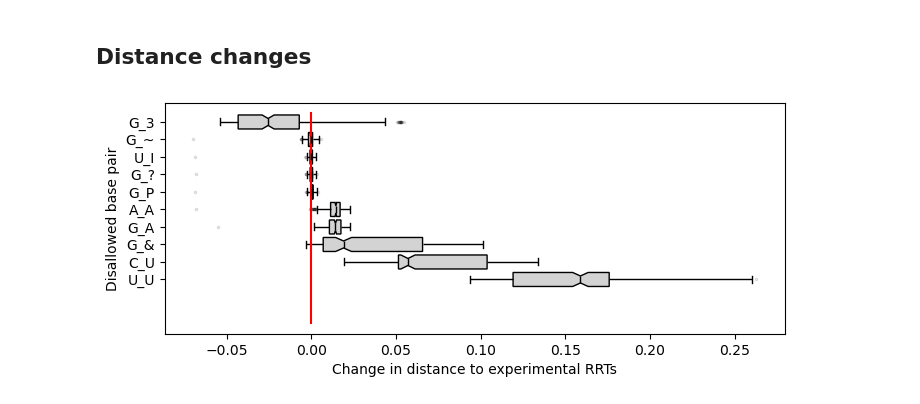
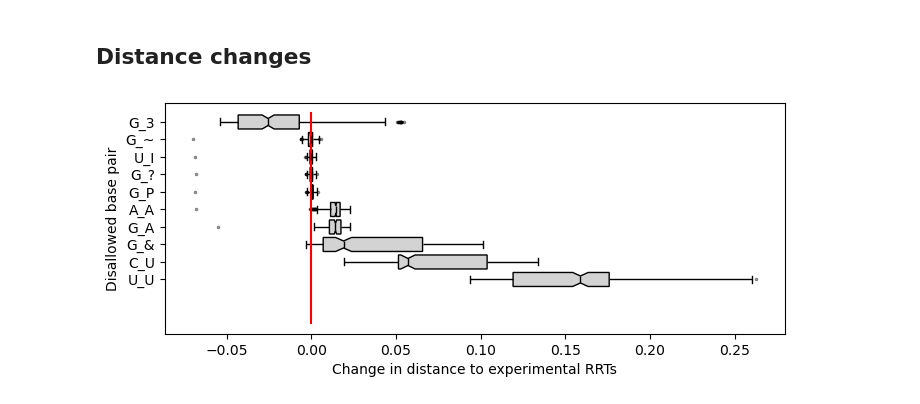
Before and after one commit to tobiasvonderhaar/simulator_manuscript, a Jupyter notebook: Figure 4 dimensionality reduction.ipynb, the cells around one changed output. Drawn from its saved outputs; the diff is of its cells as text; code cells hidden in the pictures.

Commit message:
Figure 4 color adjustment

```diff
--- a/Figure 4 dimensionality reduction.ipynb
+++ b/Figure 4 dimensionality reduction.ipynb
@@ -161,13 +161,13 @@ res_df = res_df.reindex(res_df.mean().sort_values().index, axis=1)
 # %%
 fig,ax = plt.subplots(figsize = (8,3))
 
 sns.boxplot(ax=ax,data=res_df,orient='h',color = 'lightgrey',linecolor='black',notch=True,
-               flierprops={'marker':'.','ms':3,'alpha':0.15})
+               flierprops={'marker':'.','ms':3,'alpha':0.5})
 ax.set_xticks((-0.05,0,0.05,0.1,0.15,0.2,0.25,0.3,0.35))
 ax.plot((0,0),(-0.5,11.5),color='red')
 ax.set_xlabel('Change in distance to experimental RRTs')
 ax.set_ylabel('Disallowed base pair')
-plt.savefig('Figure files/Base pair movement.svg')
+#plt.savefig('Figure files/Base pair movement.svg')
 plt.show()
 # %% [output]
-[figure, old version]
+[figure, new version]
```
Also changed, not shown: 3 other files.
